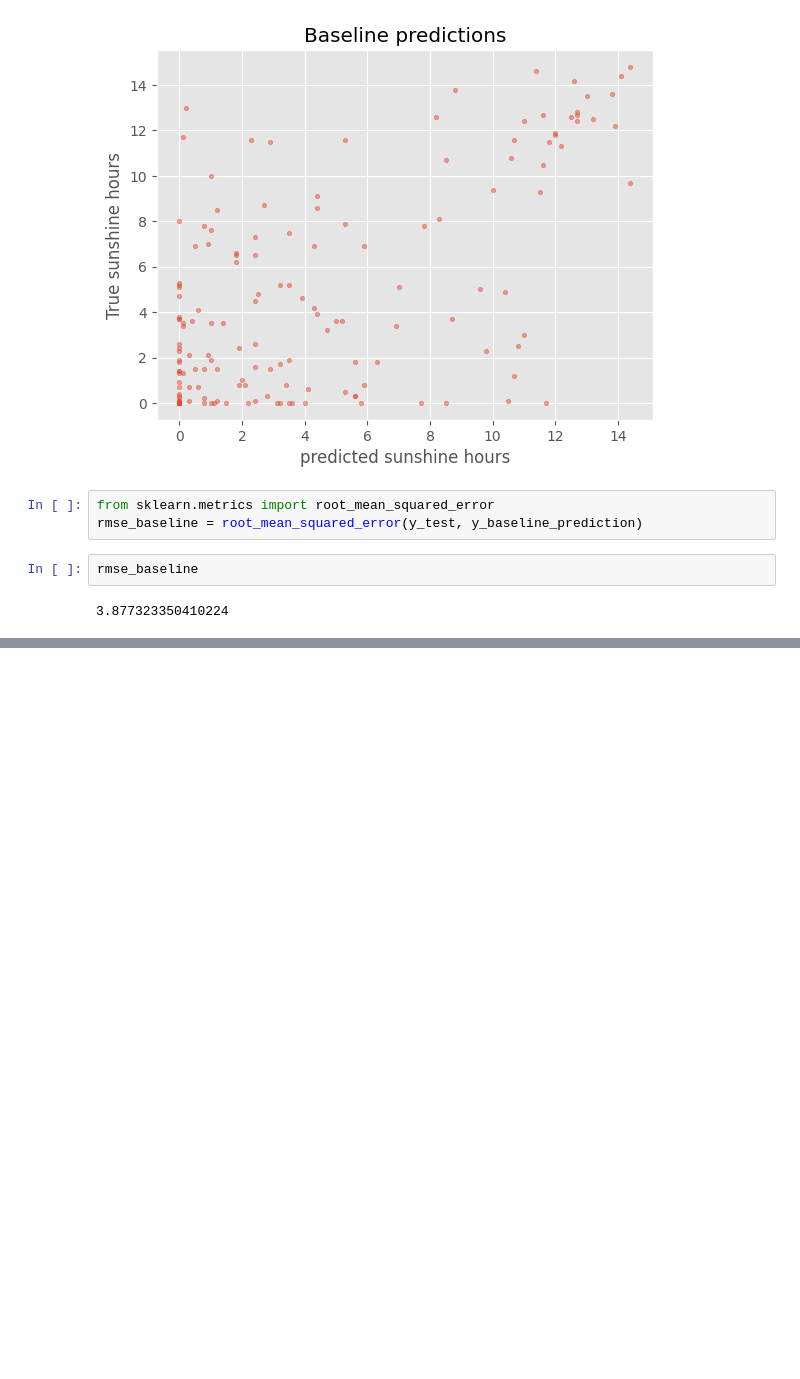
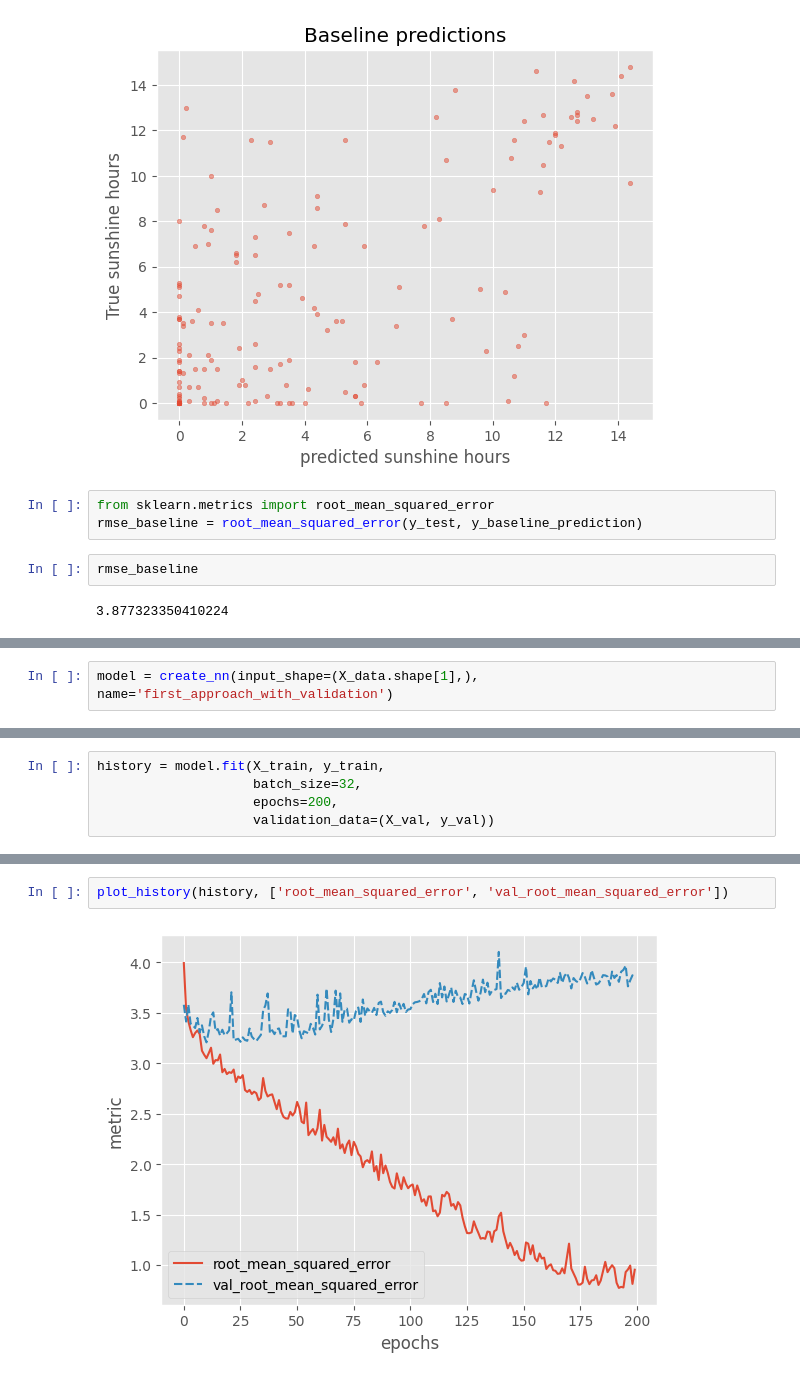
Before and after one commit to esciencecenter-digital-skills/2025-01-28-ds-dl-intro, a Jupyter notebook: files/02-monitor-the-training-progress.ipynb, the cells around one changed output, grey strips where cells are left out. Drawn from its saved outputs; the diff is of its cells as text; blank space fills up the shorter version.

```diff
--- a/files/02-monitor-the-training-progress.ipynb
+++ b/files/02-monitor-the-training-progress.ipynb
@@ -254,0 +257,2 @@ rmse_baseline
+# %%
+model = create_nn(input_shape=(X_data.shape[1],), name='first_approach_with_validation')
@@ -254,0 +261,5 @@ rmse_baseline
+# %%
+history = model.fit(X_train, y_train,
+                    batch_size=32,
+                    epochs=200,
+                    validation_data=(X_val, y_val))
@@ -254,0 +284,4 @@ rmse_baseline
+# %%
+plot_history(history, ['root_mean_squared_error', 'val_root_mean_squared_error'])
+# %% [output]
+[figure, added]
```
Also changed, not shown: parts of 25 cells of this notebook, 6 other files.
